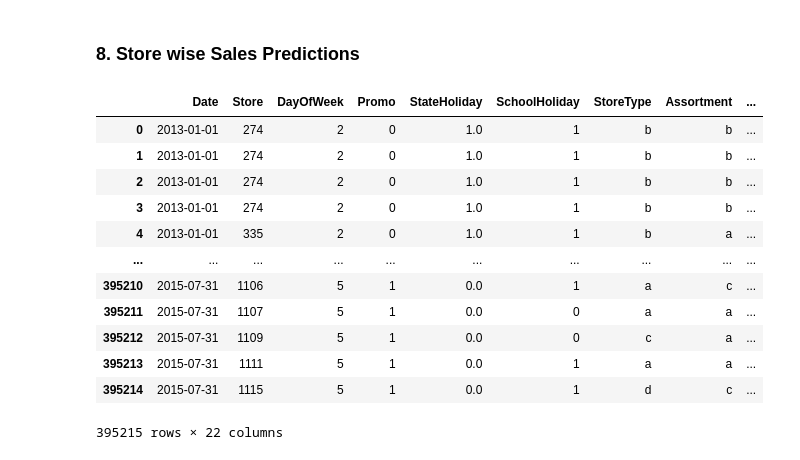
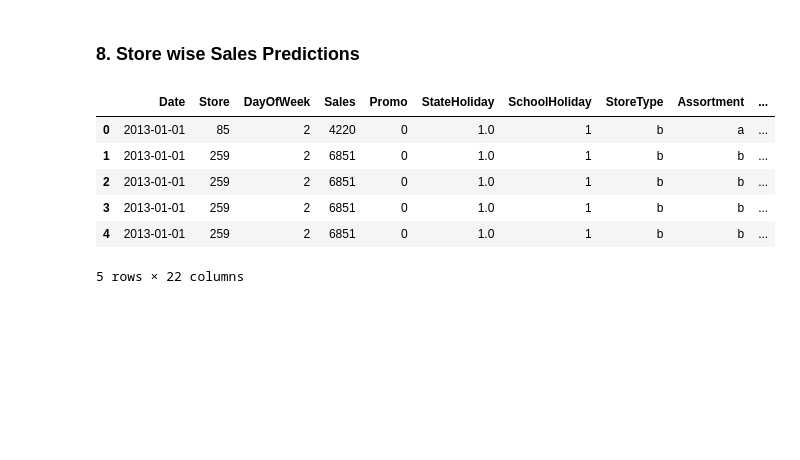
Before and after one commit to Mayank0195/Capstone_Project_ML_Regression_Retail_Sales_Prediction, a Jupyter notebook: Retail_Sales_Prediction_part_2.ipynb, the cells around one changed output. Cells and saved outputs as stored; diff of their text form; code cells hidden in the pictures; blank space fills up the shorter version.

```diff
--- a/Retail_Sales_Prediction_part_2.ipynb
+++ b/Retail_Sales_Prediction_part_2.ipynb
@@ -764,19 +482,13 @@ Improvement of 1.815 % was seen in Random Forest Tuned against Simple Random For
 ### **8. Store wise Sales Predictions**
 # %%
 #importing the pathway for the Rossmann Stores Data.csv
-df1 = pd.read_csv('/content/drive/MyDrive/AlmaBetter/Capstone_Project_ML_Regression/results.csv')
-df1
+df1 = pd.read_csv('/content/drive/MyDrive/AlmaBetter/Capstone_Project_ML_Regression/test.csv',)
+df1.head()
 # %% [output]
-|  | Date | Store | DayOfWeek | Promo | StateHoliday | SchoolHoliday | StoreType | Assortment | ... |
-| 0 | 2013-01-01 | 274 | 2 | 0 | 1.0 | 1 | b | b | ... |
-| 1 | 2013-01-01 | 274 | 2 | 0 | 1.0 | 1 | b | b | ... |
-| 2 | 2013-01-01 | 274 | 2 | 0 | 1.0 | 1 | b | b | ... |
-| 3 | 2013-01-01 | 274 | 2 | 0 | 1.0 | 1 | b | b | ... |
-| 4 | 2013-01-01 | 335 | 2 | 0 | 1.0 | 1 | b | a | ... |
-| ... | ... | ... | ... | ... | ... | ... | ... | ... | ... |
-| 395210 | 2015-07-31 | 1106 | 5 | 1 | 0.0 | 1 | a | c | ... |
-| 395211 | 2015-07-31 | 1107 | 5 | 1 | 0.0 | 0 | a | a | ... |
-| 395212 | 2015-07-31 | 1109 | 5 | 1 | 0.0 | 0 | c | a | ... |
-| 395213 | 2015-07-31 | 1111 | 5 | 1 | 0.0 | 1 | a | a | ... |
-| 395214 | 2015-07-31 | 1115 | 5 | 1 | 0.0 | 1 | d | c | ... |
+|  | Date | Store | DayOfWeek | Sales | Promo | StateHoliday | SchoolHoliday | StoreType | Assortment | ... |
+| 0 | 2013-01-01 | 85 | 2 | 4220 | 0 | 1.0 | 1 | b | a | ... |
+| 1 | 2013-01-01 | 259 | 2 | 6851 | 0 | 1.0 | 1 | b | b | ... |
+| 2 | 2013-01-01 | 259 | 2 | 6851 | 0 | 1.0 | 1 | b | b | ... |
+| 3 | 2013-01-01 | 259 | 2 | 6851 | 0 | 1.0 | 1 | b | b | ... |
+| 4 | 2013-01-01 | 259 | 2 | 6851 | 0 | 1.0 | 1 | b | b | ... |
-395215 rows × 22 columns
+5 rows × 22 columns
```
Also changed, not shown: parts of 63 cells of this notebook.
